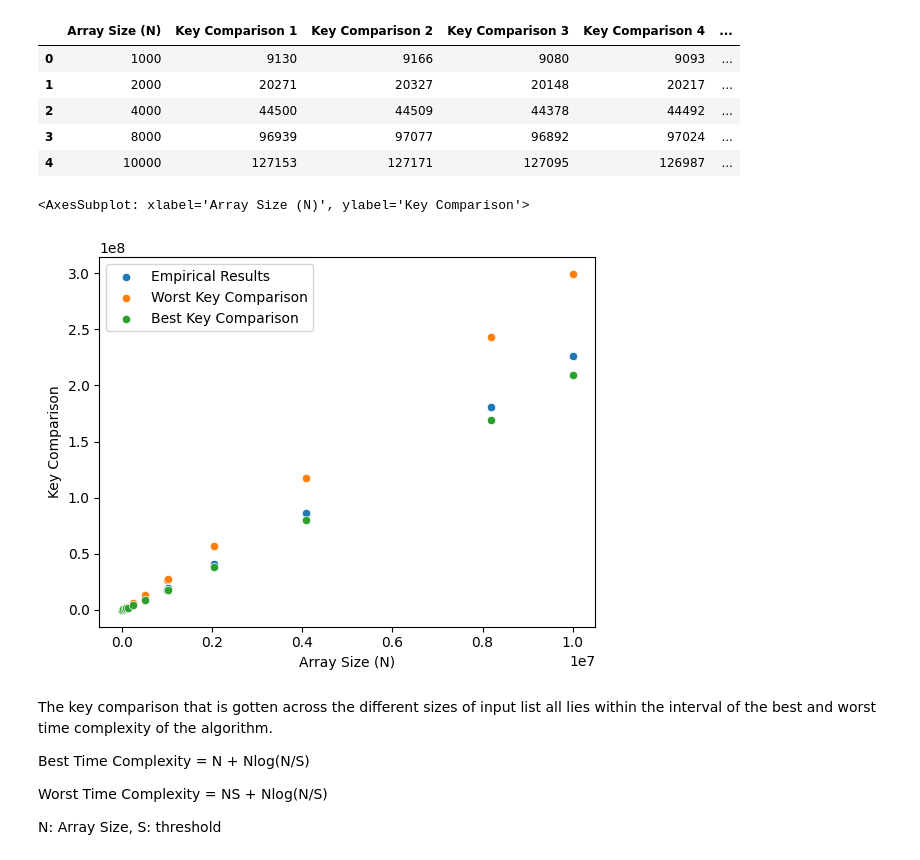
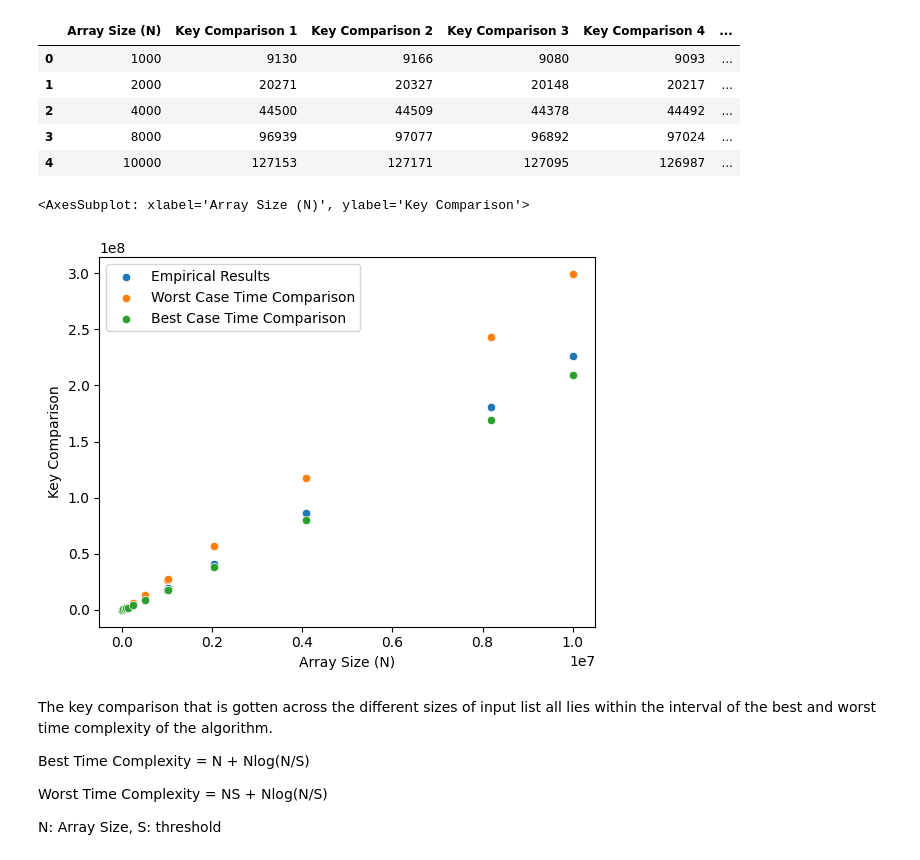
Before and after one commit to DennisDCCH/SC2001, a Jupyter notebook: Lab 1/Merge Insertion Sort Analysis.ipynb, the cells around one changed output. Drawn from its saved outputs; the diff is of its cells as text; code cells hidden in the pictures.

```diff
--- a/Lab 1/Merge Insertion Sort Analysis.ipynb
+++ b/Lab 1/Merge Insertion Sort Analysis.ipynb
@@ -15,22 +15,22 @@ results_c1.head()
 # %%
 empirical_results = results_c1[['Best: N+Nlog(N/S)', 'Worst: NS + Nlog(N/S)','Average', 'Array Size (N)']]
 sb.scatterplot(x = "Array Size (N)",
                y = "Average",
                data = empirical_results,
                label="Empirical Results").set_ylabel('Key Comparison')
 
 sb.scatterplot(x = "Array Size (N)",
                y = "Worst: NS + Nlog(N/S)",
                data = empirical_results,
-               label= "Worst Key Comparison")
+               label= "Worst Case Time Comparison")
 
 sb.scatterplot(x = "Array Size (N)",
                y = "Best: N+Nlog(N/S)",
                data = empirical_results,
-               label= "Best Key Comparison")
+               label= "Best Case Time Comparison")
 # %% [output]
 <AxesSubplot: xlabel='Array Size (N)', ylabel='Key Comparison'>
-[figure, old version]
+[figure, new version]
 # %% [markdown]
 The key comparison that is gotten across the different sizes of input list all lies within the interval of the best and worst time complexity of the algorithm.
 
```
